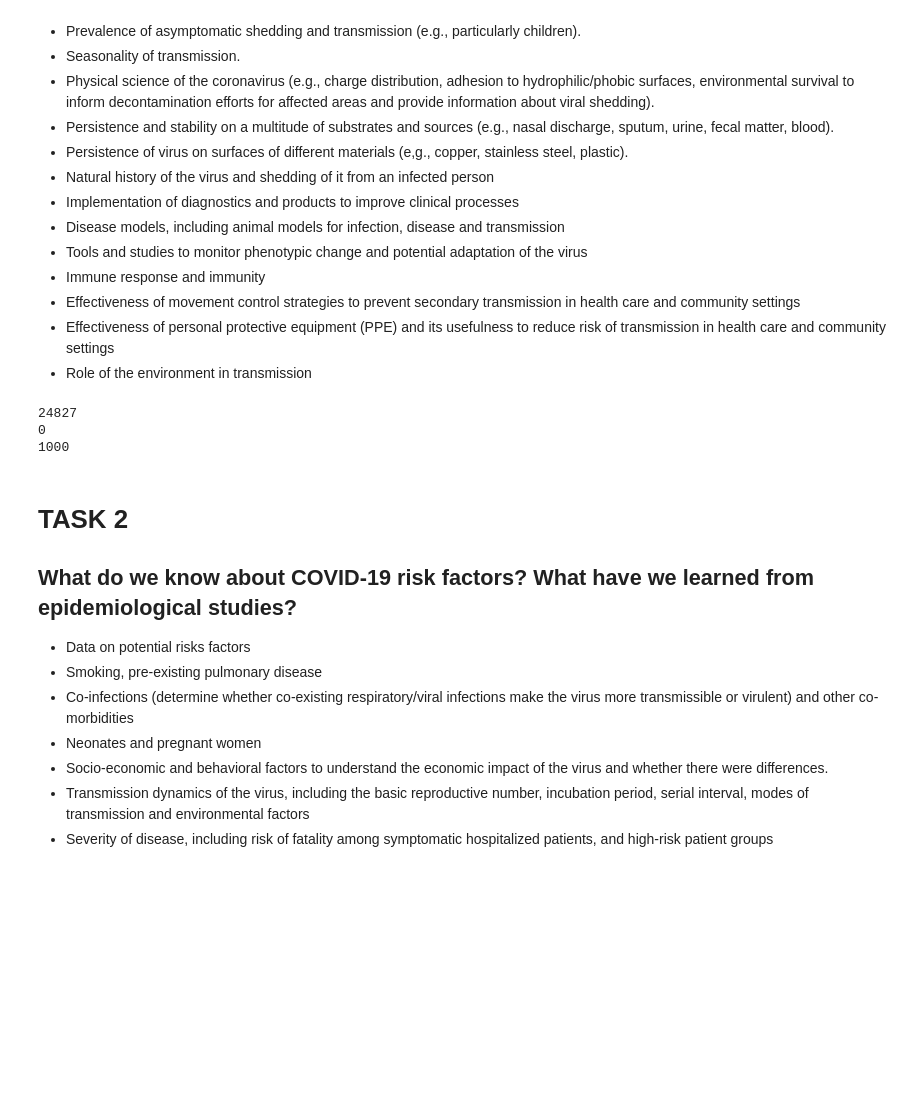
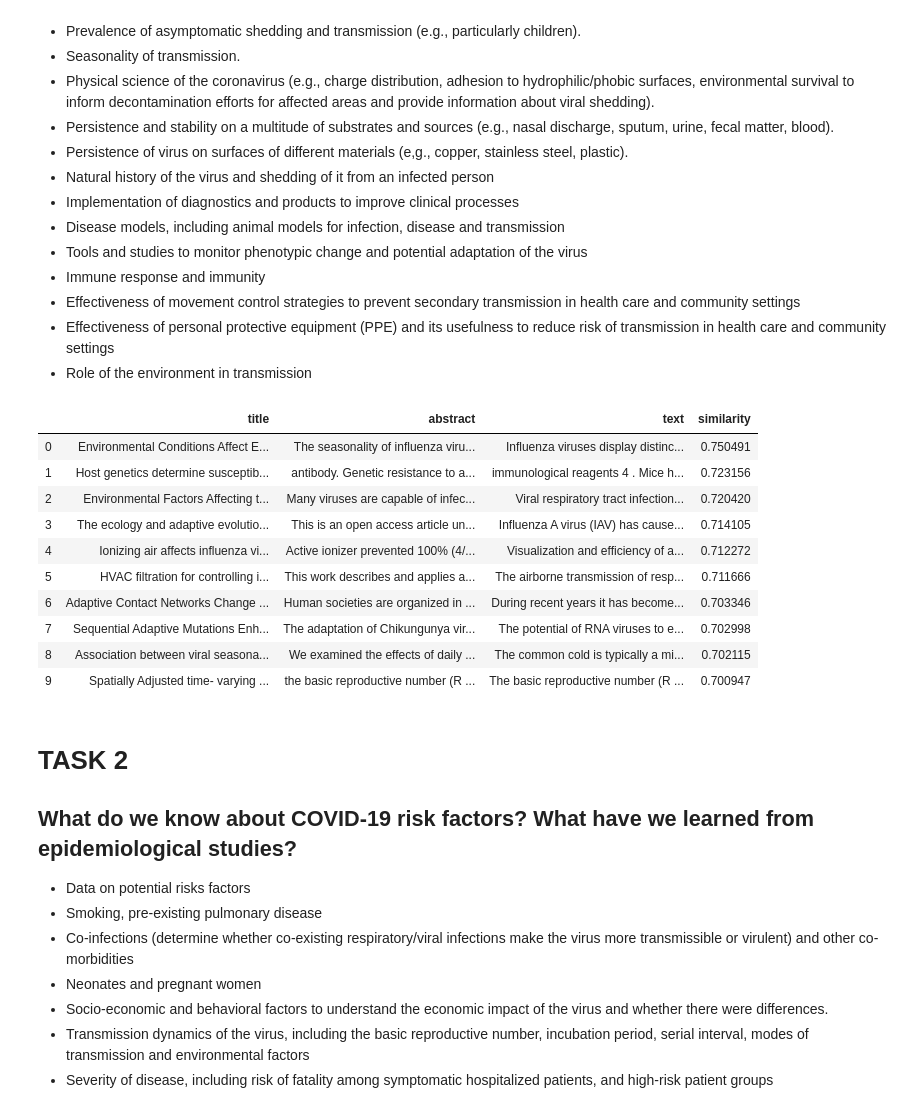
Before and after one commit to tableClothed/COVID-challenge, a Jupyter notebook: nlp.ipynb, the cells around one changed output. Cells and saved outputs as stored; diff of their text form; code cells hidden in the pictures; blank space fills up the shorter version.

Commit message:
find similarities

```diff
--- a/nlp.ipynb
+++ b/nlp.ipynb
@@ -12,7 +13,7 @@ import spacy
 # ps = PorterStemmer()
 nlp = spacy.load('en_core_web_lg')
 
-df = pd.read_csv("COVID.csv")
+df = pd.read_csv("csv/COVID.csv")
 # %%
 fil = df['abstract'] != "[]"
 df = df[fil]
@@ -25,6 +26,24 @@ df.head()
 | 3 | Real-time, MinION-based, amplicon... | Infectious bronchitis (IB) causes... | Infectious bronchitis (IB), which... |
 | 4 | A Combined Evidence Approach to P... | Nipah Virus (NiV) came into limel... | Nipah is an infectious negative-s... |
 | 5 | Assessing spread risk of Wuhan no... | Background: A novel coronavirus (... | In December 2019, a cluster of pa... |
+# %%
+def find_similarity(tags):
+    task = []
+    for i, row in df.iterrows():
+        try:
+            title = row[0].lower()
+            t = nlp(title)
+            result = t.similarity(tags)
+            task.append([i, result])
+        except: next
+
+    sorted_results = sorted(task, key=lambda x: x[1], reverse=True)[:10]
+    ids = [i for i, r in sorted_results]
+    dataframe = df.loc[ids]
+    dataframe = dataframe.reset_index(drop=True)
+    prob = pd.DataFrame({"similarity": [r for i, r in sorted_results]})
+    dataframe = dataframe.join(prob)
+    return dataframe
 # %% [markdown]
 # TASK 1
 ## What is known about transmission, incubation, and environmental stability?
@@ -42,25 +61,22 @@ df.head()
 - Effectiveness of movement control strategies to prevent secondary transmission in health care and community settings
 - Effectiveness of personal protective equipment (PPE) and its usefulness to reduce risk of transmission in health care and community settings
 - Role of the environment in transmission
-# %%
-# keywords = ["incubation periods", "asymptomatic shedding", "asymptomatic transmission",
-#                "seasonality of transmission", "charge distribution", "viral shedding",
-#                "disease model", "potential adaptation", "immunity", "protective equipment",
-#                "phenotypic change", "persistence of virus on surfaces"]
-tags = nlp("transmission incubation environment seasonality")
-titles = list(df['text'])
-print(len(titles))
-results = []
-for i, title in enumerate(titles):
-    t = nlp(title.lower())
-    result = t.similarity(tags)
-    results.append([i, result])
-    if i % 1000 == 0:
-        print(i)
-# %% [output]
-24827
-0
-1000
+# %%
+tags = nlp("transmission incubation environment seasonality")
+task1 = find_similarity(tags)
+task1
+# %% [output]
+|  | title | abstract | text | similarity |
+| 0 | Environmental Conditions Affect E... | The seasonality of influenza viru... | Influenza viruses display distinc... | 0.750491 |
+| 1 | Host genetics determine susceptib... | antibody. Genetic resistance to a... | immunological reagents 4 . Mice h... | 0.723156 |
+| 2 | Environmental Factors Affecting t... | Many viruses are capable of infec... | Viral respiratory tract infection... | 0.720420 |
+| 3 | The ecology and adaptive evolutio... | This is an open access article un... | Influenza A virus (IAV) has cause... | 0.714105 |
+| 4 | Ionizing air affects influenza vi... | Active ionizer prevented 100% (4/... | Visualization and efficiency of a... | 0.712272 |
+| 5 | HVAC filtration for controlling i... | This work describes and applies a... | The airborne transmission of resp... | 0.711666 |
+| 6 | Adaptive Contact Networks Change ... | Human societies are organized in ... | During recent years it has become... | 0.703346 |
+| 7 | Sequential Adaptive Mutations Enh... | The adaptation of Chikungunya vir... | The potential of RNA viruses to e... | 0.702998 |
+| 8 | Association between viral seasona... | We examined the effects of daily ... | The common cold is typically a mi... | 0.702115 |
+| 9 | Spatially Adjusted time- varying ... | the basic reproductive number (R ... | The basic reproductive number (R ... | 0.700947 |
 # %% [markdown]
 # TASK 2
 ## What do we know about COVID-19 risk factors? What have we learned from epidemiological studies?
```
Also changed, not shown: parts of 11 cells of this notebook, 11 other files.
